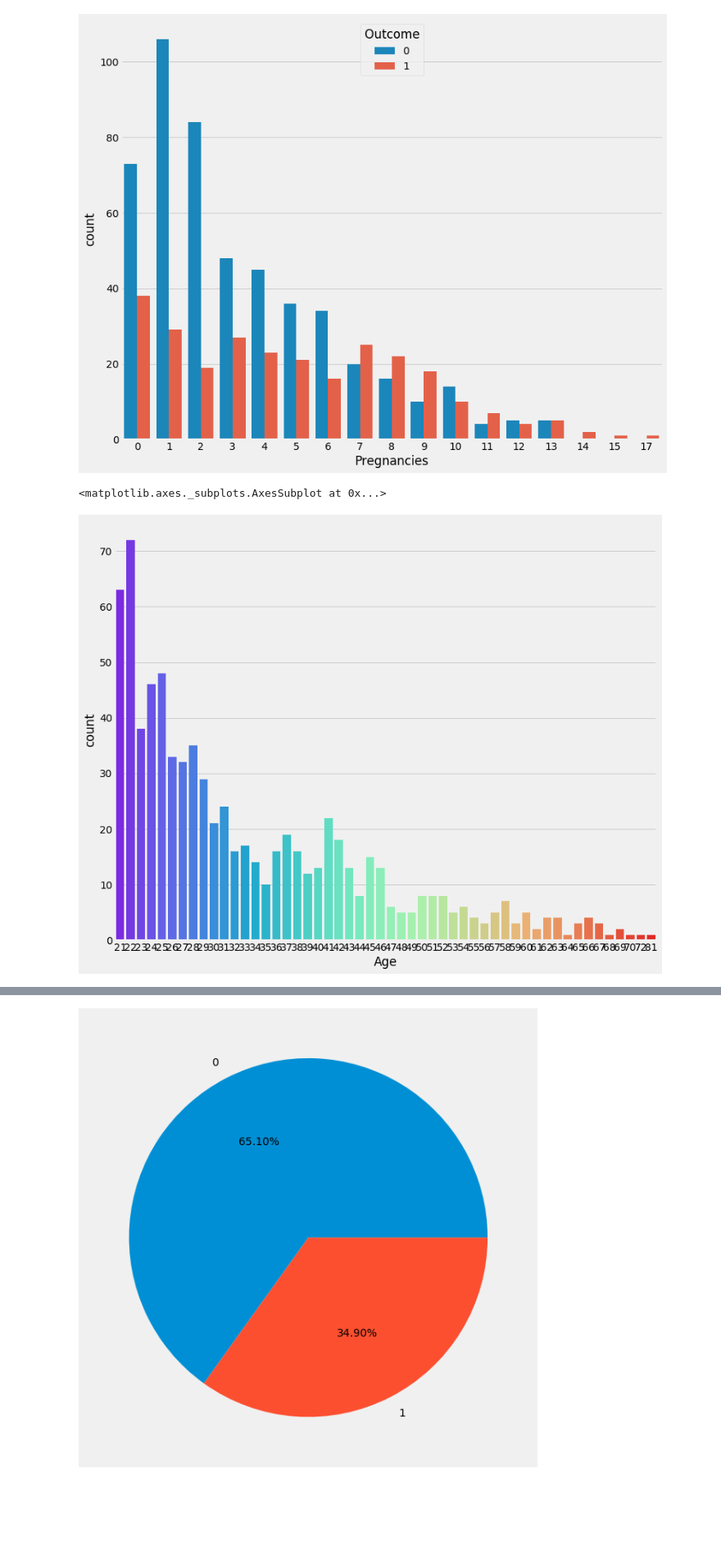
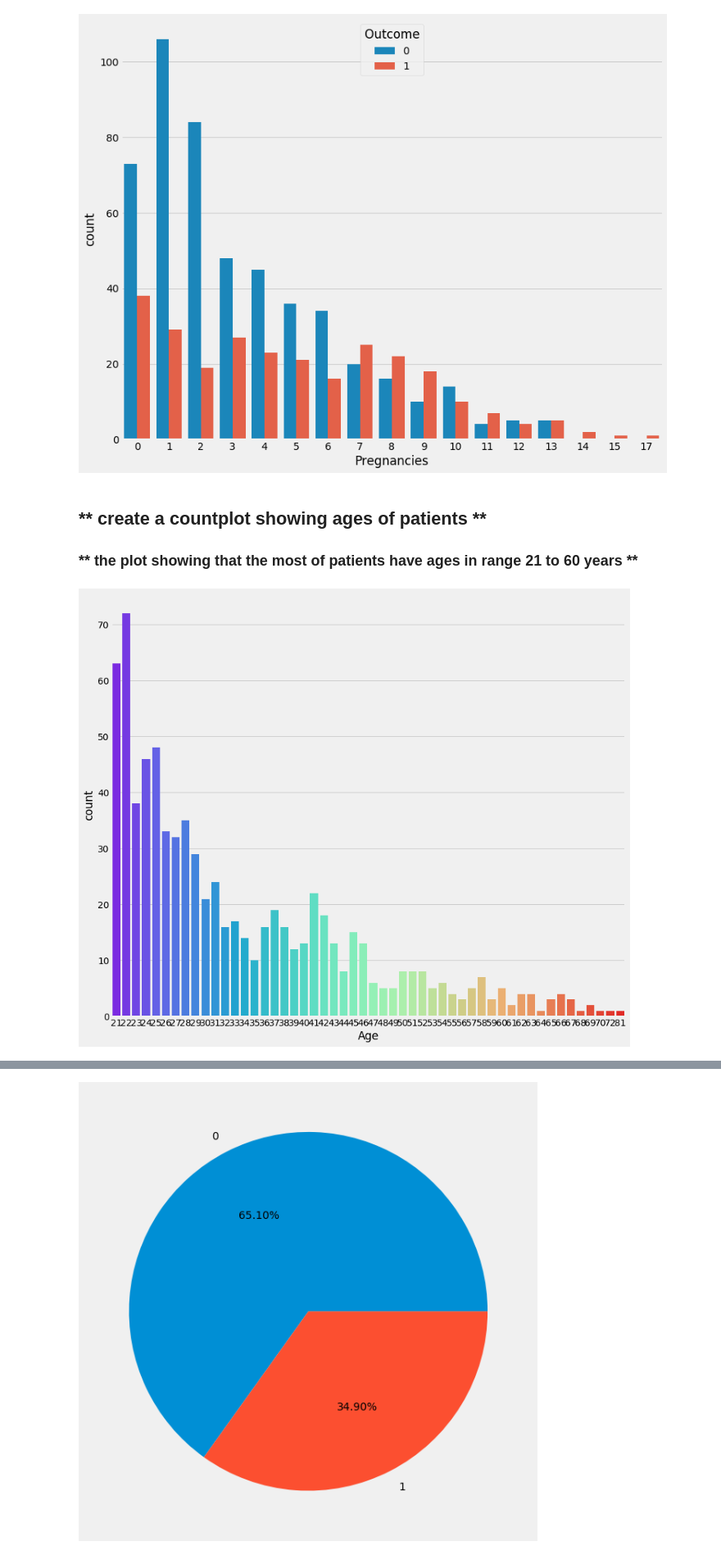
Before and after one commit to omer8/CAT_Tasks, a Jupyter notebook: KNN/KNN_Cat_Project.ipynb, the cells around one changed output, grey strips where cells are left out. Shown at 82% size. Saved outputs shown, nothing was run; the diff lists cells and outputs as text; code cells hidden in the pictures; blank space fills up the shorter version.

```diff
--- a/KNN/KNN_Cat_Project.ipynb
+++ b/KNN/KNN_Cat_Project.ipynb
@@ -108,9 +111,12 @@ sns.countplot(df.Pregnancies,hue=df['Outcome'])
 # %% [output]
 <matplotlib.axes._subplots.AxesSubplot at 0x...>
 [figure]
+# %% [markdown]
+##  ** create a countplot showing ages of patients **
+### ** the plot showing that the most of patients have ages in range 21 to 60 years **
 # %%
 plt.figure(figsize=(12,10))
 sns.countplot(df.Age,palette='rainbow')
+plt.tight_layout()
 # %% [output]
-<matplotlib.axes._subplots.AxesSubplot at 0x...>
-[figure, old version]
+[figure, new version]
```
Also changed, not shown: parts of 7 cells of this notebook.
